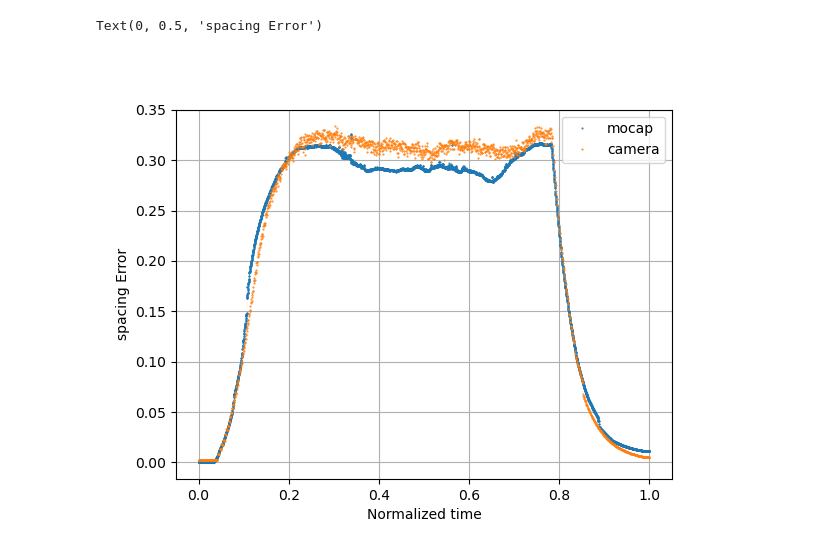
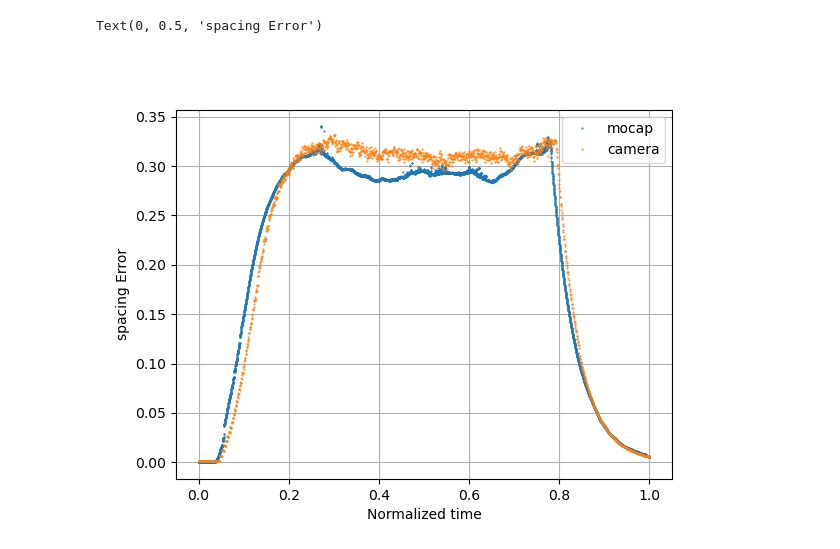
Before and after one commit to holyhenry/DSR_s_curve_tbot_test, a Jupyter notebook: plotting/scripts/system_test.ipynb, the cells around one changed output. Saved outputs shown, nothing was run; the diff lists cells and outputs as text; code cells hidden in the pictures.

```diff
--- a/plotting/scripts/system_test.ipynb
+++ b/plotting/scripts/system_test.ipynb
@@ -19,6 +19,6 @@ def read_pose_from_bag(bag, name_topic, name_x, name_y):
     print(f"read pose {name_topic}", pose.shape)
     return t, pose
 
-bag = bagreader('/home/henrypcl/mocap_data_analy.bag')
+bag = bagreader('/home/henrypcl/mocap_data_analy_2.bag')
 print(bag.topic_table)
 # %% [output]
@@ -99,22 +134,21 @@ Text(0.5, 1.0, 'Equal-spaced trim')
 # %%
 # Spacing error from mocap
 error_m = np.linalg.norm(p162_t - p205_t, axis=1)
 error_m -= error_m[0]
 t_m = np.linspace(0, 1, len(error_m), dtype=float)
 
 # Spacing error from camera
 topic_msg = pd.read_csv(bag.message_by_topic('/tbot162/controller_log_info'))
 error_c = topic_msg['data_0'].to_numpy()
 t_c = np.linspace(0, 1, len(error_c), dtype=float)
 
 # %matplotlib inline
 %matplotlib widget
 plt.figure()
 plt.plot(t_m, error_m, '.', markersize='1', label='mocap')
 plt.plot(t_c, error_c, '.', markersize='1', label='camera')
 plt.grid(); plt.legend()
-plt.xlabel('Normalized time')
-plt.ylabel('spacing Error')
+plt.xlabel('Normalized time'); plt.ylabel('spacing Error')
 # %% [output]
 Text(0, 0.5, 'spacing Error')
-[figure, old version]
+[figure, new version]
```
Also changed, not shown: parts of 8 cells of this notebook, 10 other files.
